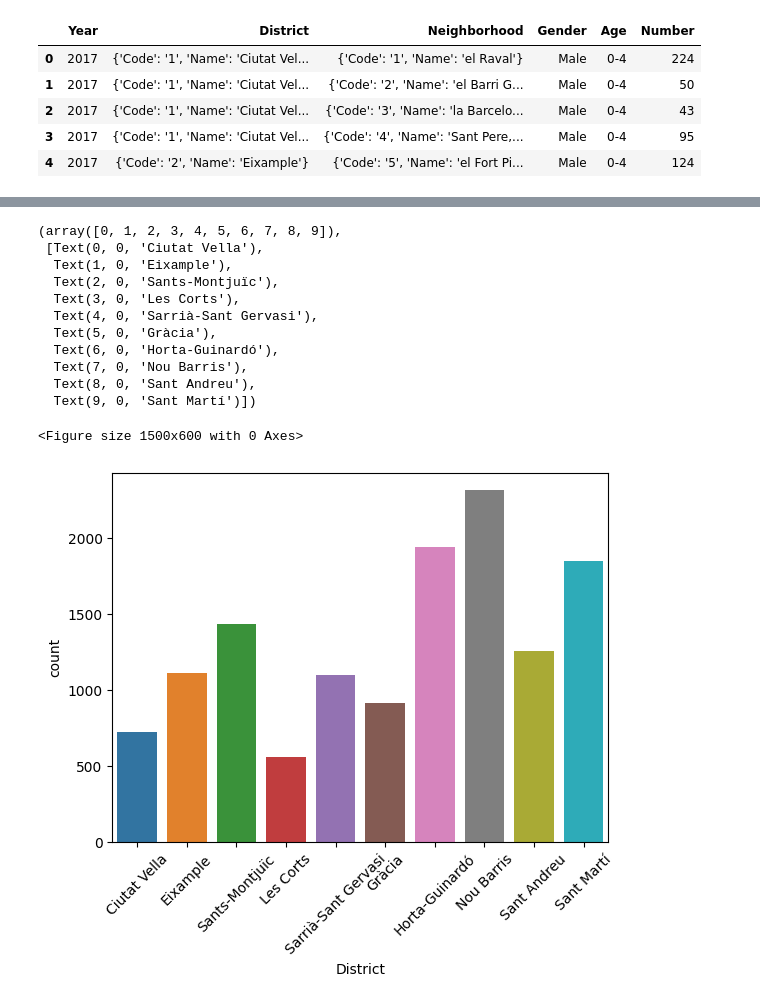
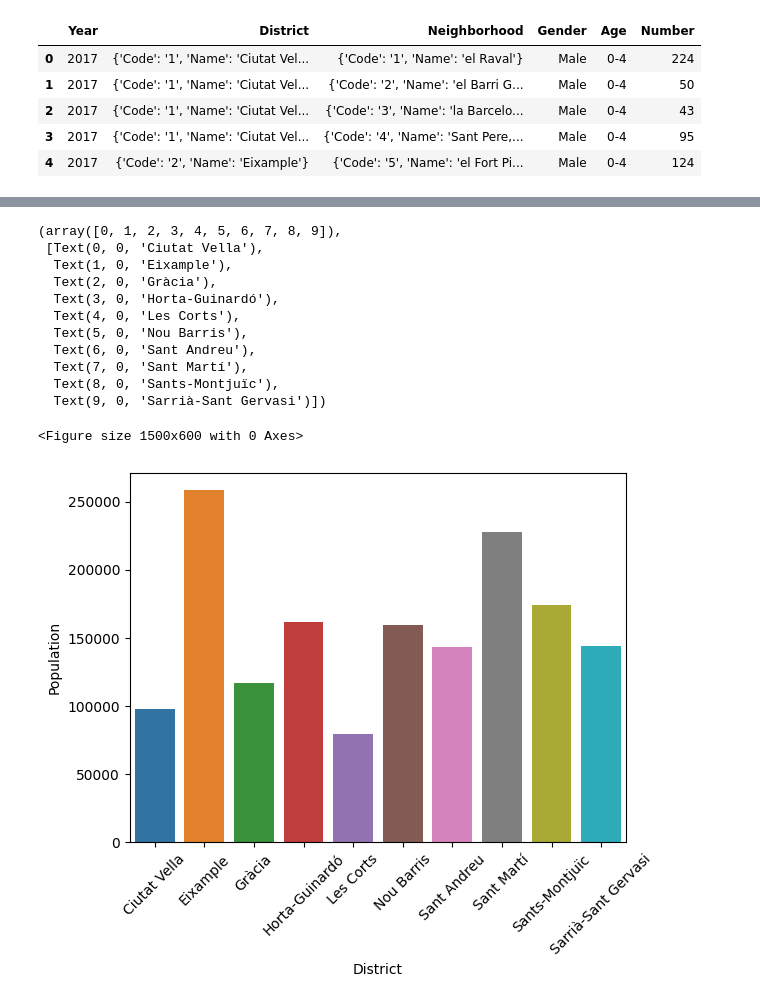
Before and after one commit to luism1988/Barcelona_dashboard, a Jupyter notebook: streamlit/pruebas.ipynb, the cells around one changed output, grey strips where cells are left out. Cells and saved outputs as stored; diff of their text form; code cells hidden in the pictures.

```diff
--- a/streamlit/pruebas.ipynb
+++ b/streamlit/pruebas.ipynb
@@ -29,7 +29,7 @@ def df_format_fixer(df):
     Gender = []
     columns = ["District","Population","Gender"]
     for i in df["Number"]:
-        poblacion.append(i)
+        poblacion.append(int(i))
     for i in df["District"]:
         distritos.append(i["Name"])
     for i in df["Gender"]:
@@ -60,0 +49,4 @@ df2
+# %%
+df2 = df_format_fixer(df)
+# %%
+df3 = df2.groupby("District").sum().reset_index()
@@ -61,19 +67,19 @@ df2
 # %%
 plt.figure(figsize=(15,6))
 fig, ax = plt.subplots()
-sns.countplot(data=df2, x='District')
+sns.barplot(data=df3, x='District',y='Population')
 plt.xticks(rotation=45)
 # %% [output]
 (array([0, 1, 2, 3, 4, 5, 6, 7, 8, 9]),
  [Text(0, 0, 'Ciutat Vella'),
   Text(1, 0, 'Eixample'),
-  Text(2, 0, 'Sants-Montjuïc'),
-  Text(3, 0, 'Les Corts'),
-  Text(4, 0, 'Sarrià-Sant Gervasi'),
-  Text(5, 0, 'Gràcia'),
-  Text(6, 0, 'Horta-Guinardó'),
-  Text(7, 0, 'Nou Barris'),
-  Text(8, 0, 'Sant Andreu'),
-  Text(9, 0, 'Sant Martí')])
+  Text(2, 0, 'Gràcia'),
+  Text(3, 0, 'Horta-Guinardó'),
+  Text(4, 0, 'Les Corts'),
+  Text(5, 0, 'Nou Barris'),
+  Text(6, 0, 'Sant Andreu'),
+  Text(7, 0, 'Sant Martí'),
+  Text(8, 0, 'Sants-Montjuïc'),
+  Text(9, 0, 'Sarrià-Sant Gervasi')])
 <Figure size 1500x600 with 0 Axes>
-[figure, old version]
+[figure, new version]
```
Also changed, not shown: parts of 5 cells of this notebook, 18 other files.
